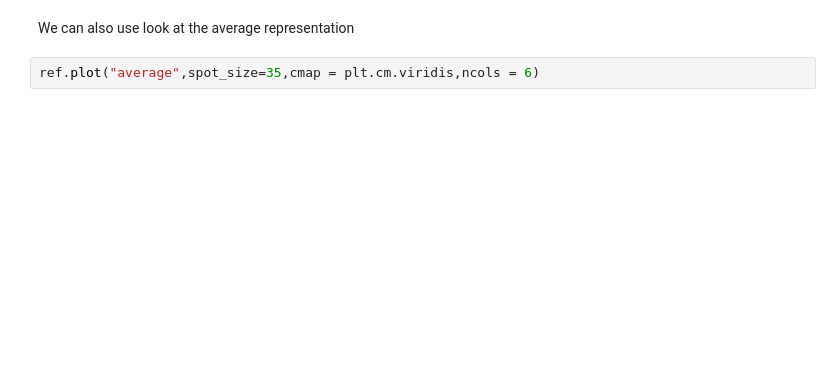
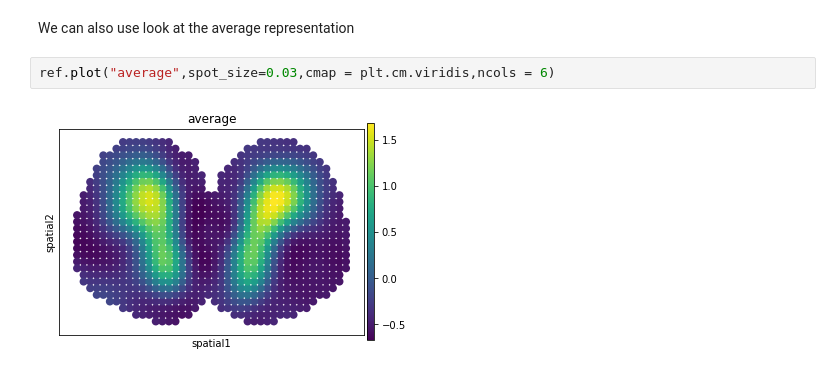
Before and after one commit to almaan/eggplant, a Jupyter notebook: notebooks/mob-full-analysis.ipynb, the cells around one changed output. Cells and saved outputs as stored; diff of their text form; blank space fills up the shorter version.

```diff
--- a/notebooks/mob-full-analysis.ipynb
+++ b/notebooks/mob-full-analysis.ipynb
@@ -192,4 +195,6 @@ IndexError: invalid index to scalar variable.
 # %% [markdown]
 We can also use look at the average representation
 # %%
-ref.plot("average",spot_size=35,cmap = plt.cm.viridis,ncols = 6)
+ref.plot("average",spot_size=0.03,cmap = plt.cm.viridis,ncols = 6)
+# %% [output]
+[figure, added]
```
Also changed, not shown: parts of 8 cells of this notebook, 11 other files.
